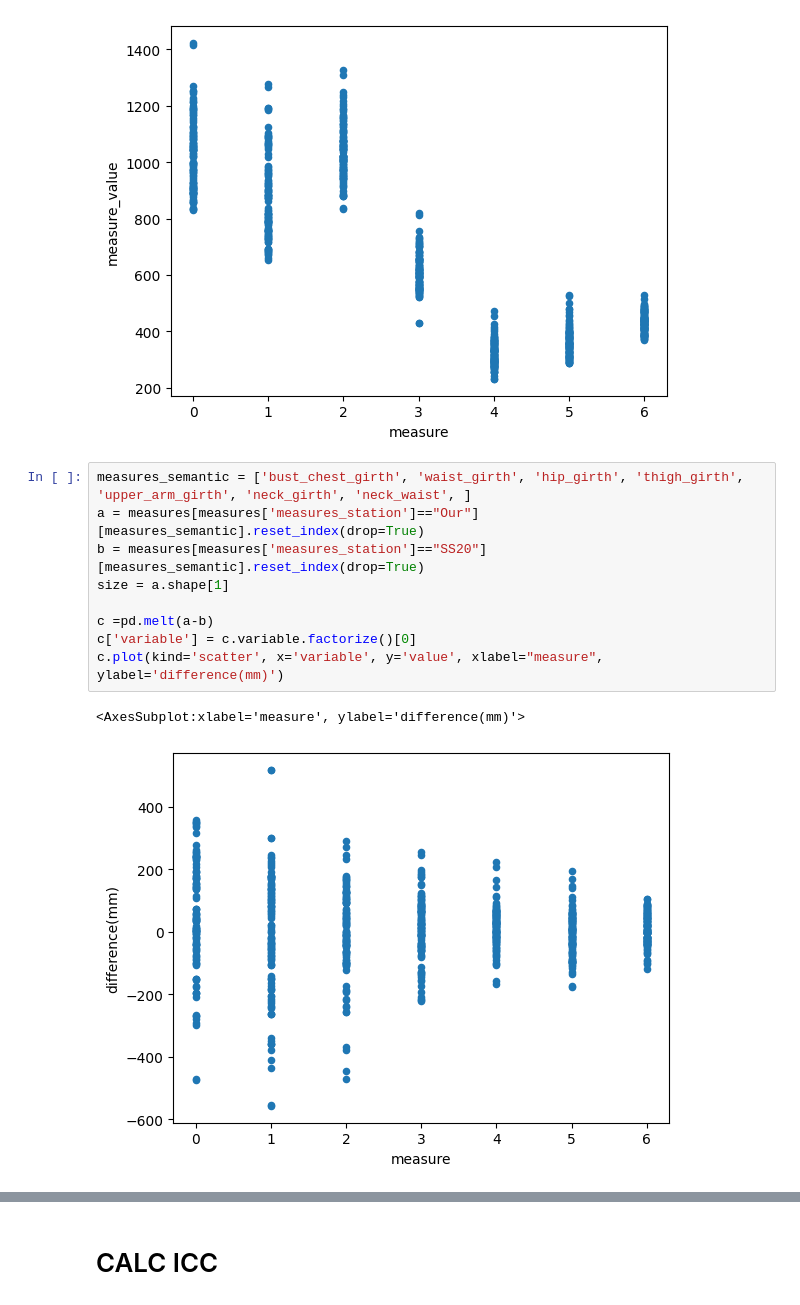
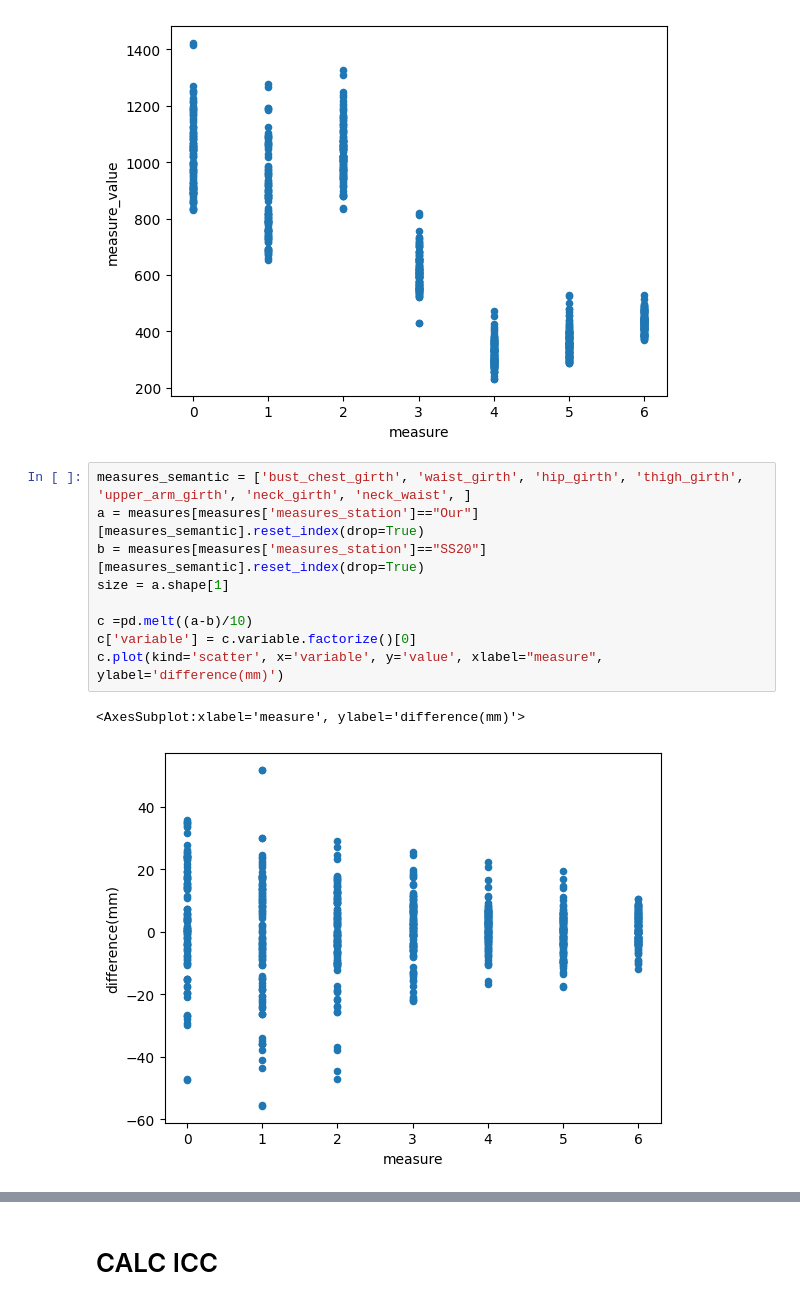
Before and after one commit to wesferr/measure_project, a Jupyter notebook: statistics_ss20.ipynb, the cells around one changed output, grey strips where cells are left out. Saved outputs shown, nothing was run; the diff lists cells and outputs as text.

```diff
--- a/statistics_ss20.ipynb
+++ b/statistics_ss20.ipynb
@@ -68,12 +68,12 @@ a.plot(kind='scatter', x='variable', y='value', xlabel="measure", ylabel='measur
 # %%
 measures_semantic = ['bust_chest_girth', 'waist_girth', 'hip_girth', 'thigh_girth', 'upper_arm_girth', 'neck_girth', 'neck_waist', ]
 a = measures[measures['measures_station']=="Our"][measures_semantic].reset_index(drop=True)
 b = measures[measures['measures_station']=="SS20"][measures_semantic].reset_index(drop=True)
 size = a.shape[1]
 
-c =pd.melt(a-b)
+c =pd.melt((a-b)/10)
 c['variable'] = c.variable.factorize()[0]
 c.plot(kind='scatter', x='variable', y='value', xlabel="measure", ylabel='difference(mm)')
 # %% [output]
 <AxesSubplot:xlabel='measure', ylabel='difference(mm)'>
-[figure, old version]
+[figure, new version]
```
Also changed, not shown: parts of 2 cells of this notebook, 3 other files.
